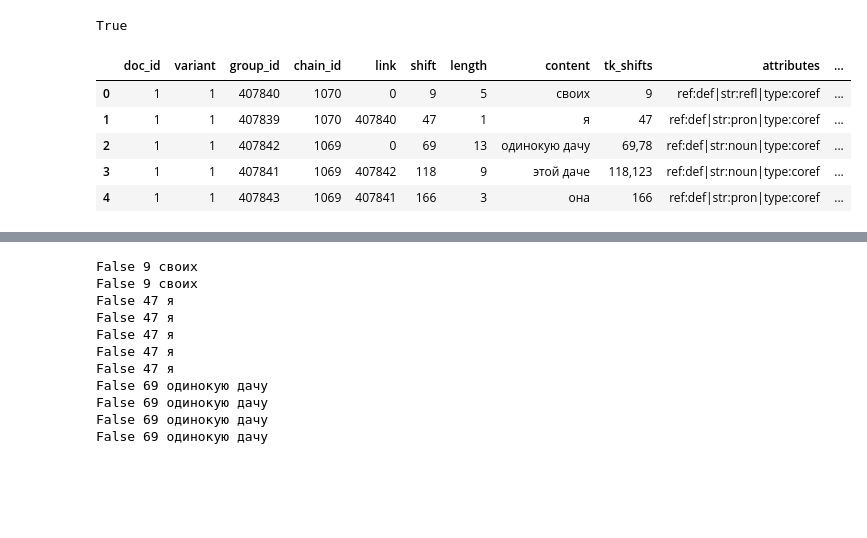
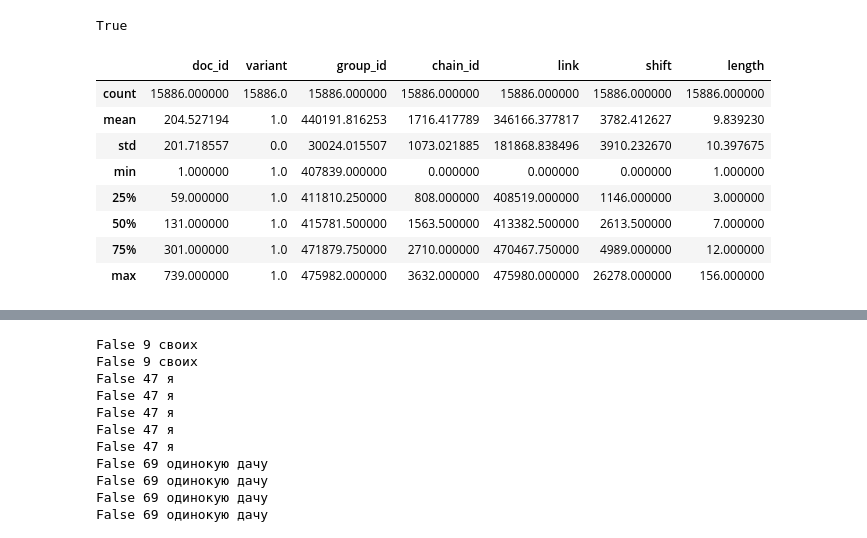
Before and after one commit to TovarischSukhov/anaphora_resolution, a Jupyter notebook: data_manupulation_1.ipynb, the cells around one changed output, grey strips where cells are left out. Saved outputs shown, nothing was run; the diff lists cells and outputs as text; code cells hidden in the pictures; blank space fills up the shorter version.

```diff
--- a/data_manupulation_1.ipynb
+++ b/data_manupulation_1.ipynb
@@ -30,15 +30,18 @@ tokens['ID'].is_unique
 True
 # %%
 coreference = pd.read_csv('../rucoref_29/Groups.txt', sep='\t')
-
-coreference.head()
+coreference = coreference.loc[coreference['variant']==1]
+coreference.describe()
 # %% [output]
-|  | doc_id | variant | group_id | chain_id | link | shift | length | content | tk_shifts | attributes | ... |
-| 0 | 1 | 1 | 407840 | 1070 | 0 | 9 | 5 | своих | 9 | ref:def|str:refl|type:coref | ... |
-| 1 | 1 | 1 | 407839 | 1070 | 407840 | 47 | 1 | я | 47 | ref:def|str:pron|type:coref | ... |
-| 2 | 1 | 1 | 407842 | 1069 | 0 | 69 | 13 | одинокую дачу | 69,78 | ref:def|str:noun|type:coref | ... |
-| 3 | 1 | 1 | 407841 | 1069 | 407842 | 118 | 9 | этой даче | 118,123 | ref:def|str:noun|type:coref | ... |
-| 4 | 1 | 1 | 407843 | 1069 | 407841 | 166 | 3 | она | 166 | ref:def|str:pron|type:coref | ... |
+|  | doc_id | variant | group_id | chain_id | link | shift | length |
+| count | 15886.000000 | 15886.0 | 15886.000000 | 15886.000000 | 15886.000000 | 15886.000000 | 15886.000000 |
+| mean | 204.527194 | 1.0 | 440191.816253 | 1716.417789 | 346166.377817 | 3782.412627 | 9.839230 |
+| std | 201.718557 | 0.0 | 30024.015507 | 1073.021885 | 181868.838496 | 3910.232670 | 10.397675 |
+| min | 1.000000 | 1.0 | 407839.000000 | 0.000000 | 0.000000 | 0.000000 | 1.000000 |
+| 25% | 59.000000 | 1.0 | 411810.250000 | 808.000000 | 408519.000000 | 1146.000000 | 3.000000 |
+| 50% | 131.000000 | 1.0 | 415781.500000 | 1563.500000 | 413382.500000 | 2613.500000 | 7.000000 |
+| 75% | 301.000000 | 1.0 | 471879.750000 | 2710.000000 | 470467.750000 | 4989.000000 | 12.000000 |
+| max | 739.000000 | 1.0 | 475982.000000 | 3632.000000 | 475980.000000 | 26278.000000 | 156.000000 |
 # %%
 coreference.loc[[len(str(cor).split(','))>1 for cor in coreference['hd_shifts']]]
 # %% [output]
```
Also changed, not shown: parts of 3 cells of this notebook, 4 other files.
